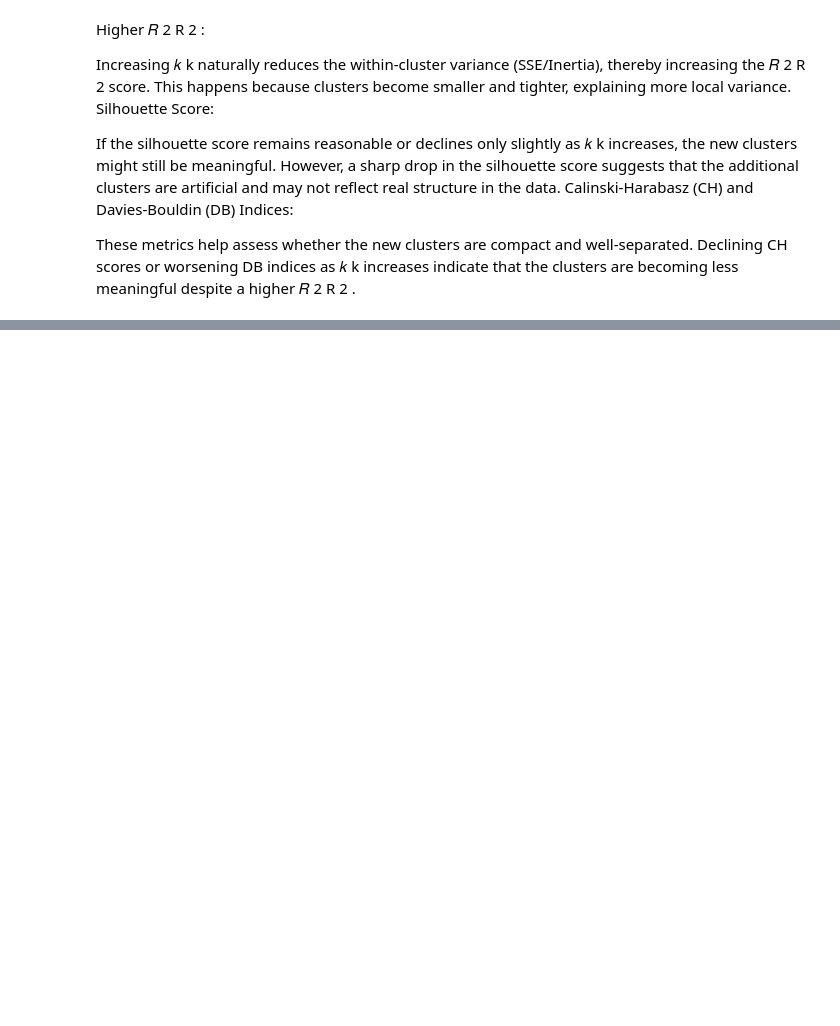
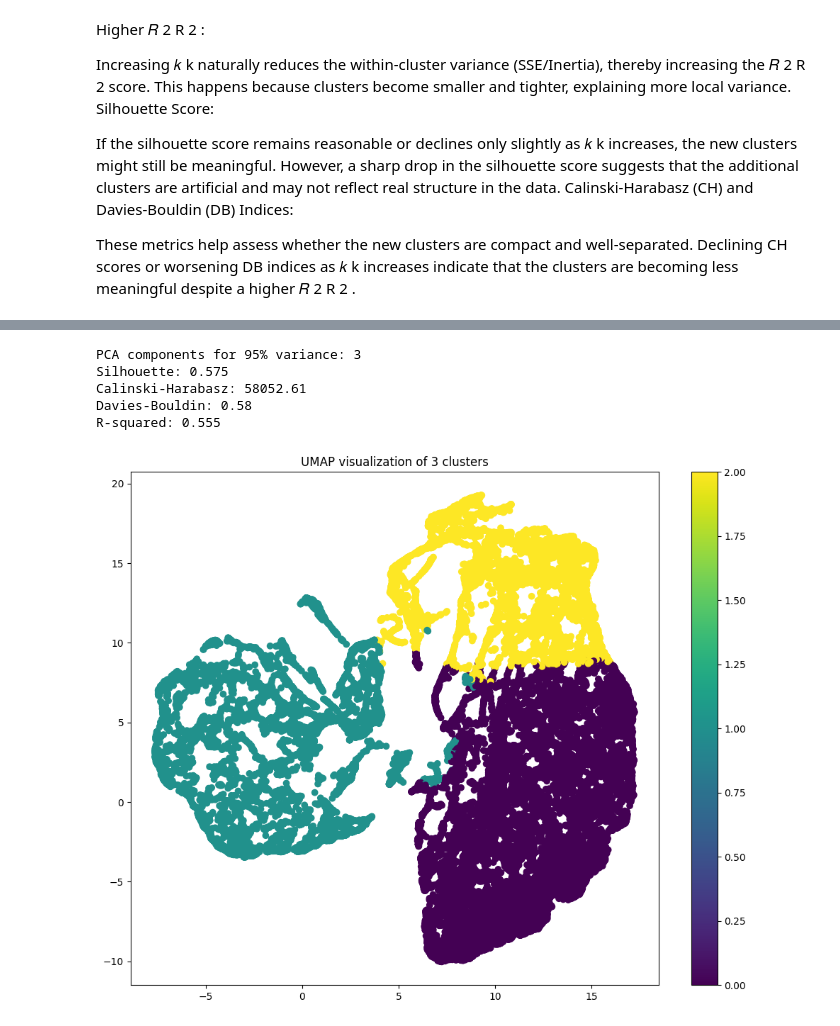
Before and after one commit to killerkiemklan/Data-Mining-24-25, a Jupyter notebook: cleaning_and_partitioning(more).ipynb, the cells around one changed output, grey strips where cells are left out. Saved outputs shown, nothing was run; the diff lists cells and outputs as text; code cells hidden in the pictures; blank space fills up the shorter version.

```diff
--- a/cleaning_and_partitioning(more).ipynb
+++ b/cleaning_and_partitioning(more).ipynb
@@ -857,0 +765,46 @@ I think the vaue segment is very limited, i need to maybe redo some information
+# %%
+import numpy as np
+from sklearn.decomposition import PCA
+from sklearn.cluster import KMeans
+from sklearn.metrics import silhouette_score, calinski_harabasz_score, davies_bouldin_score, r2_score
+from sklearn.manifold import TSNE
+import matplotlib.pyplot as plt
+import umap
+
+# PCA with 95% variance
+pca = PCA(n_components=0.95)
+X_pca = pca.fit_transform(val_clean)
+print(f"PCA components for 95% variance: {X_pca.shape[1]}")
+
+# Clustering with k=3
+kmeans = KMeans(n_clusters=3, init='k-means++', random_state=42)
+labels = kmeans.fit_predict(X_pca)
+
+# Calculate metrics
+silhouette = silhouette_score(X_pca, labels)
+calinski = calinski_harabasz_score(X_pca, labels)
+davies = davies_bouldin_score(X_pca, labels)
+r2 = r2_score(X_pca, kmeans.cluster_centers_[labels])
+
+print(f"Silhouette: {silhouette:.3f}")
+print(f"Calinski-Harabasz: {calinski:.2f}")
+print(f"Davies-Bouldin: {davies:.2f}")
+print(f"R-squared: {r2:.3f}")
+
+# UMAP visualization
+reducer = umap.UMAP(random_state=42)
+embedding = reducer.fit_transform(X_pca)
+
+plt.figure(figsize=(10, 8))
+scatter = plt.scatter(embedding[:, 0], embedding[:, 1], c=labels, cmap='viridis')
+plt.colorbar(scatter)
+plt.title('UMAP visualization of 3 clusters')
+plt.tight_layout()
+plt.show()
+# %% [output]
+PCA components for 95% variance: 3
+Silhouette: 0.575
+Calinski-Harabasz: 58052.61
+Davies-Bouldin: 0.58
+R-squared: 0.555
+[figure, added]
```
Also changed, not shown: parts of 26 cells of this notebook.
